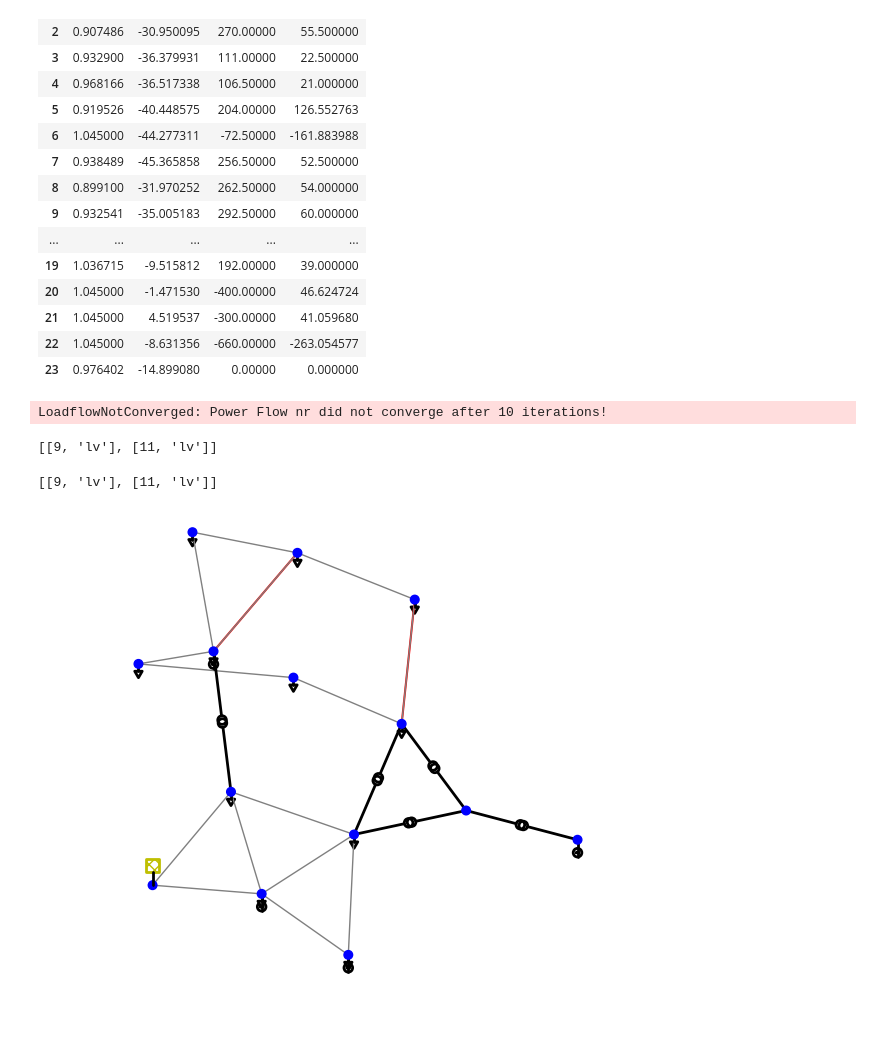
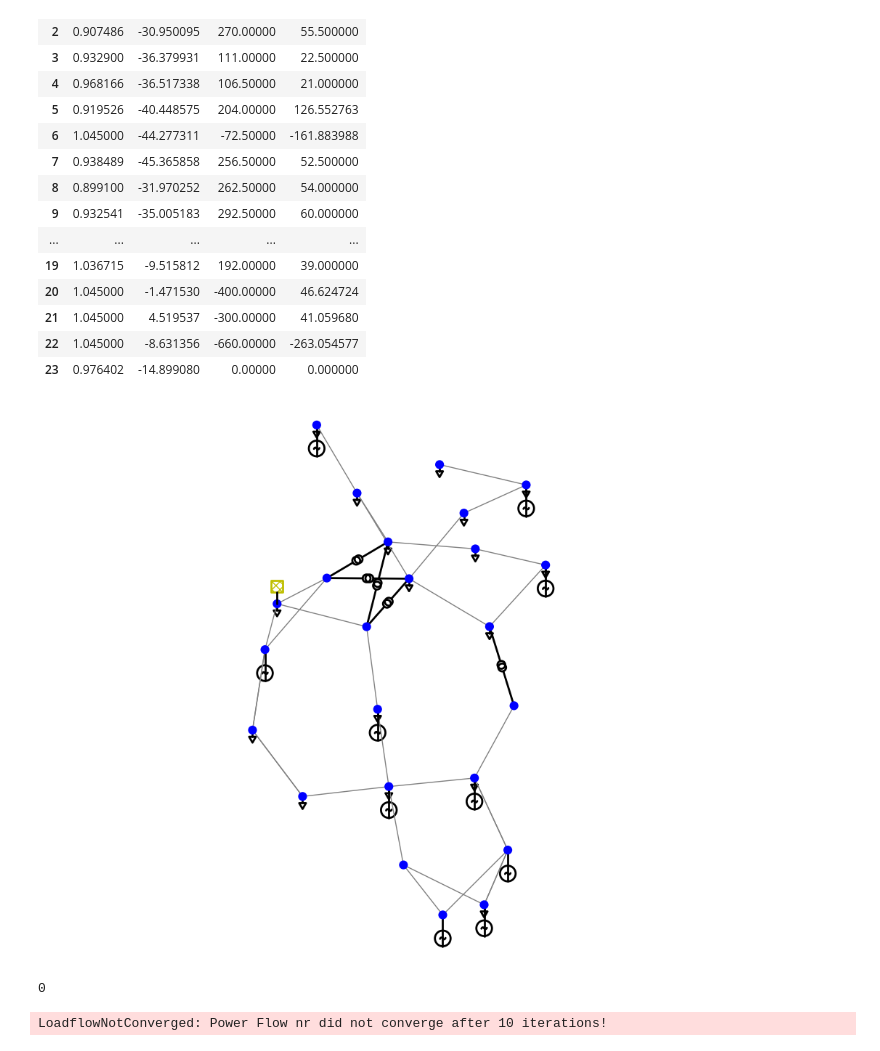
Before and after one commit to kwoong2001/pyomoatoz, a Jupyter notebook: nthPractice/pandapower/case24.ipynb, the cells around one changed output. Saved outputs shown, nothing was run; the diff lists cells and outputs as text; code cells hidden in the pictures; blank space fills up the shorter version.

```diff
--- a/nthPractice/pandapower/case24.ipynb
+++ b/nthPractice/pandapower/case24.ipynb
@@ -55,3 +55,18 @@ net.bus
+# %%
+dx = 2
+
+# geo 열에서 coordinates 값만 추출해서 coords 생성
+def generate_coords(geo_str):
+    # 문자열에서 좌표만 파싱
+    coords_str = geo_str.split('"coordinates": [')[1].split(']')[0]
+    x_str, y_str = coords_str.split(',')
+    x = float(x_str.strip())
+    y = float(y_str.strip())
+    # 좌우로 확장된 coords 반환
+    return [(x - dx, y), (x + dx, y)]
+
+# coords 열 생성
+net.bus['coords'] = net.bus['geo'].apply(generate_coords)
 # %%
 print(net["bus"].index.tolist())
 # %% [output]
@@ -119,6 +134,10 @@ net.res_bus
 | 21 | 1.045000 | 4.519537 | -300.00000 | 41.059680 |
 | 22 | 1.045000 | -8.631356 | -660.00000 | -263.054577 |
 | 23 | 0.976402 | -14.899080 | 0.00000 | 0.000000 |
+# %%
+plt.simple_plot(net,  plot_loads=True, plot_gens=True,load_size=1.0, gen_size=2.0);
+# %% [output]
+[figure, added]
 # %%
 lines = net.line.index
 critical_lines = []
@@ -129,6 +148,7 @@ vmin = 0.95
 line_loading_max = 100
 
 for l in lines:
+    print(l)
     net.line.loc[l, 'in_service'] = False
     pp.runpp(net, numba=False)
     if net.res_bus.vm_pu.max()>vmax:
@@ -142,14 +162,10 @@ for l in lines:
         critical_lines_indx.append(l)
     net.line.loc[l, 'in_service'] = True
 # %% [output]
-LoadflowNotConverged: Power Flow nr did not converge after 10 iterations!
+0
+LoadflowNotConverged: Power Flow nr did not converge after 10 iterations!
 # %%
 print(critical_lines)
-
-[[9, 'lv'], [11, 'lv']]
-# %% [output]
-[[9, 'lv'], [11, 'lv']]
-[[9, 'lv'], [11, 'lv']]
 # %%
 fig, ax = mplt.subplots()
 fig.set_figheight(6)
@@ -161,5 +177,3 @@ plt.draw_collections([critical_lc], ax=ax);
 plt.simple_plot(net,  plot_loads=True, plot_gens=True,  ax=ax, show_plot=False);
 
 mplt.show()
-# %% [output]
-[figure, removed]
```
Also changed, not shown: parts of 5 cells of this notebook, 3 other files.
